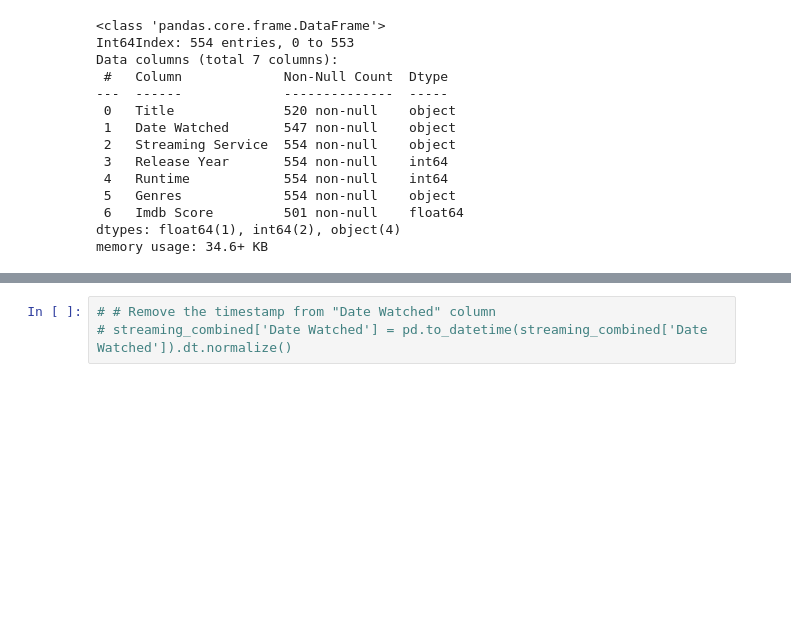
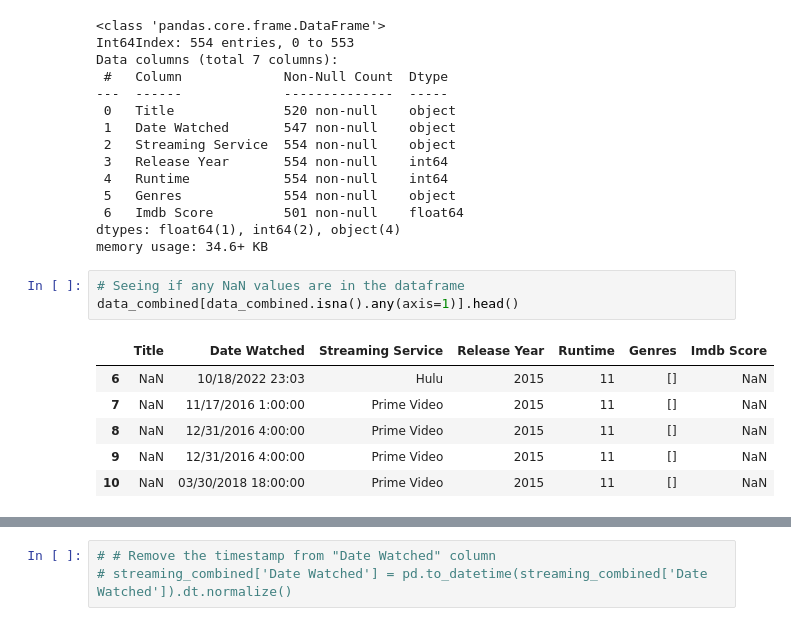
Before and after one commit to istarlet/netflix_viewing_habits, a Jupyter notebook: streaming_data.ipynb, the cells around one changed output, grey strips where cells are left out. Saved outputs shown, nothing was run; the diff lists cells and outputs as text; blank space fills up the shorter version.

```diff
--- a/streaming_data.ipynb
+++ b/streaming_data.ipynb
@@ -125,3 +148,13 @@ Data columns (total 7 columns):
  6   Imdb Score         501 non-null    float64
 dtypes: float64(1), int64(2), object(4)
 memory usage: 34.6+ KB
+# %%
+# Seeing if any NaN values are in the dataframe
+data_combined[data_combined.isna().any(axis=1)].head()
+# %% [output]
+|  | Title | Date Watched | Streaming Service | Release Year | Runtime | Genres | Imdb Score |
+| 6 | NaN | 10/18/2022 23:03 | Hulu | 2015 | 11 | [] | NaN |
+| 7 | NaN | 11/17/2016 1:00:00 | Prime Video | 2015 | 11 | [] | NaN |
+| 8 | NaN | 12/31/2016 4:00:00 | Prime Video | 2015 | 11 | [] | NaN |
+| 9 | NaN | 12/31/2016 4:00:00 | Prime Video | 2015 | 11 | [] | NaN |
+| 10 | NaN | 03/30/2018 18:00:00 | Prime Video | 2015 | 11 | [] | NaN |
```
Also changed, not shown: parts of 16 cells of this notebook.
